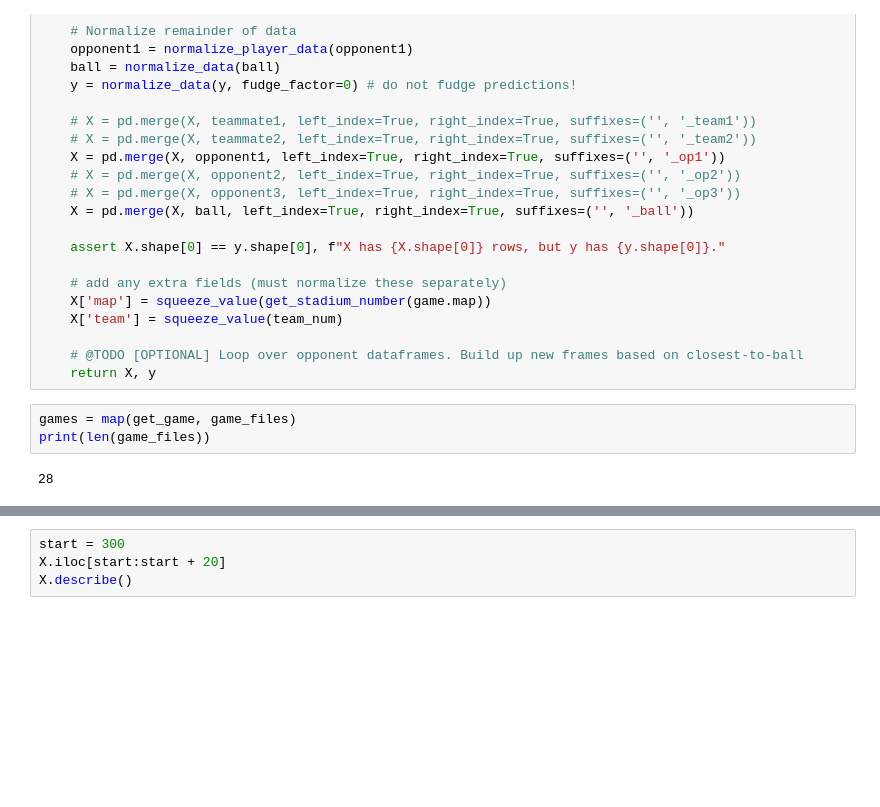
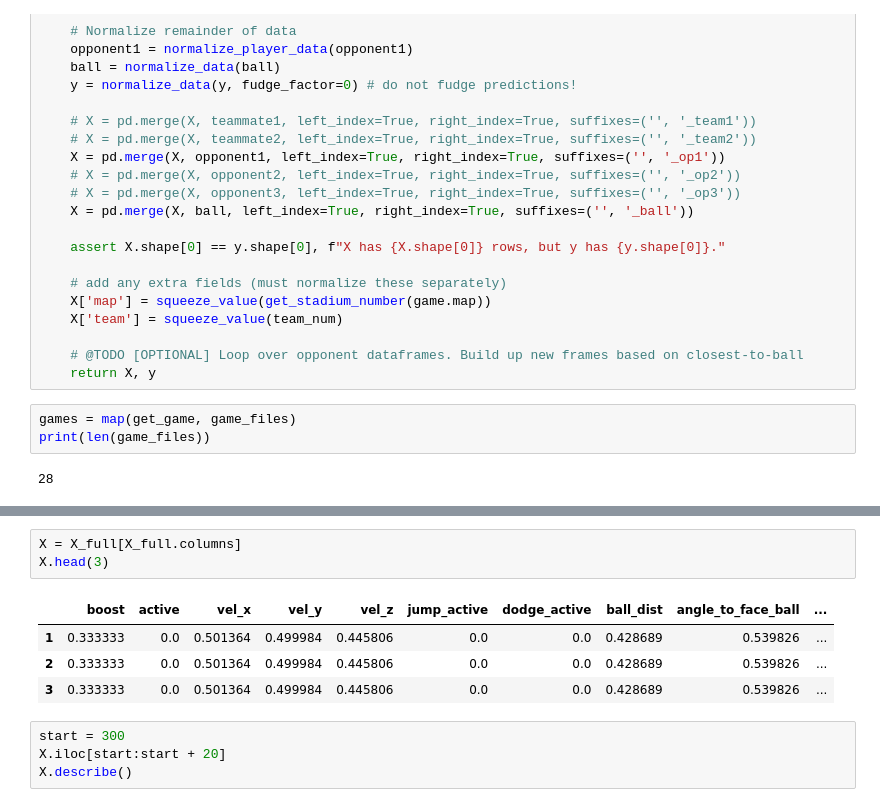
Before and after one commit to danielmoniz/rl_replay_data, a Jupyter notebook: build_model_relative.ipynb, the cells around one changed output, grey strips where cells are left out. Drawn from its saved outputs; the diff is of its cells as text; blank space fills up the shorter version.

```diff
--- a/build_model_relative.ipynb
+++ b/build_model_relative.ipynb
@@ -596,3 +595,11 @@ Completed game intake. -----
+# %%
+X = X_full[X_full.columns]
+X.head(3)
+# %% [output]
+|  | boost | active | vel_x | vel_y | vel_z | jump_active | dodge_active | ball_dist | angle_to_face_ball | ... |
+| 1 | 0.333333 | 0.0 | 0.501364 | 0.499984 | 0.445806 | 0.0 | 0.0 | 0.428689 | 0.539826 | ... |
+| 2 | 0.333333 | 0.0 | 0.501364 | 0.499984 | 0.445806 | 0.0 | 0.0 | 0.428689 | 0.539826 | ... |
+| 3 | 0.333333 | 0.0 | 0.501364 | 0.499984 | 0.445806 | 0.0 | 0.0 | 0.428689 | 0.539826 | ... |
 # %%
 start = 300
 X.iloc[start:start + 20]
```
Also changed, not shown: parts of 7 cells of this notebook.
